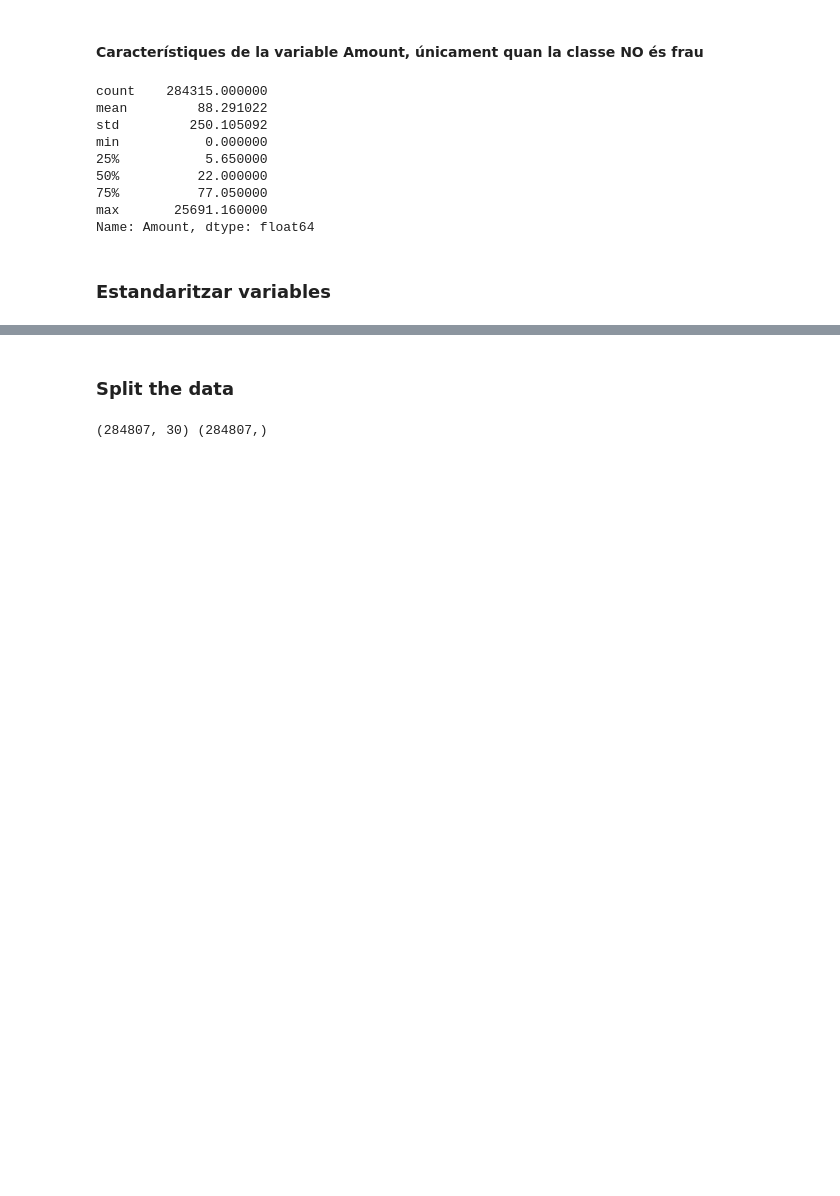
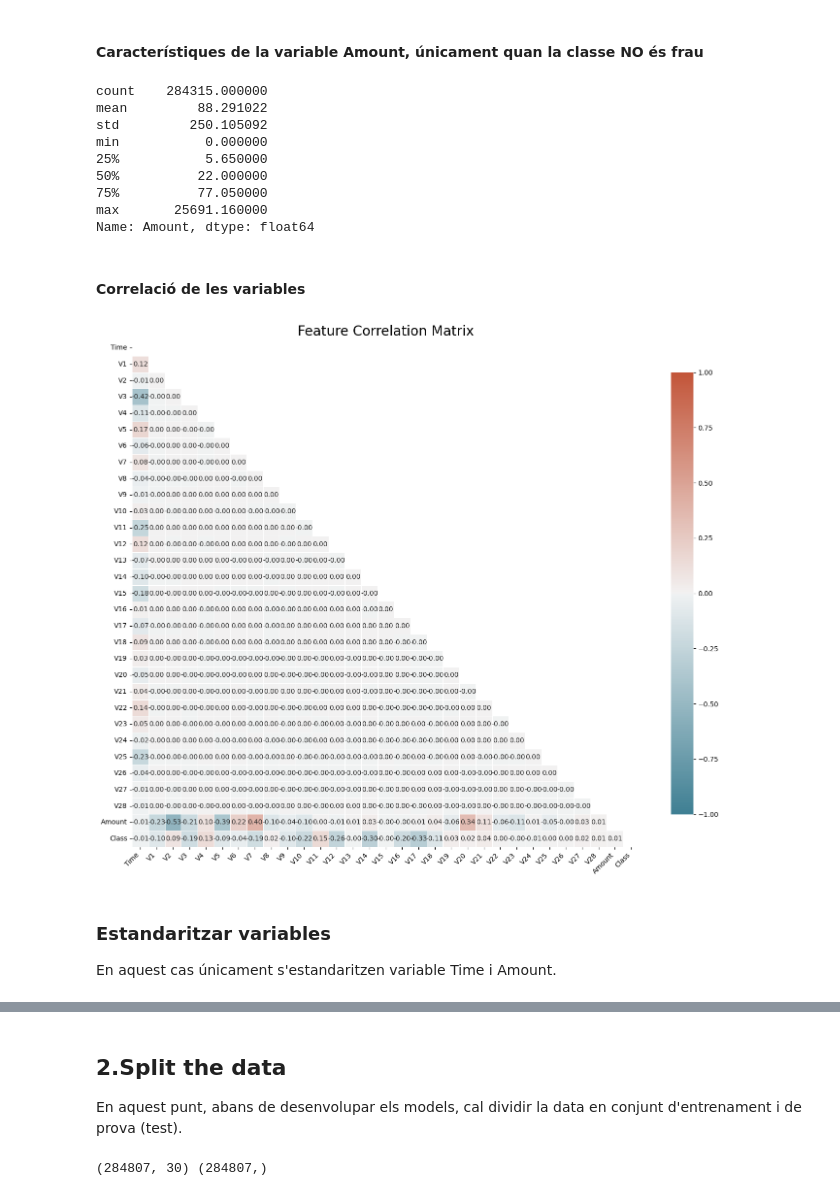
Before and after one commit to paubernabe/TFM, a Jupyter notebook: TFM.ipynb, the cells around one changed output, grey strips where cells are left out. Drawn from its saved outputs; the diff is of its cells as text; code cells hidden in the pictures; blank space fills up the shorter version.

```diff
--- a/TFM.ipynb
+++ b/TFM.ipynb
@@ -127,8 +185,49 @@ min           0.000000
 75%          77.050000
 max       25691.160000
 Name: Amount, dtype: float64
+# %% [markdown]
+#### Correlació de les variables
+# %%
+import seaborn as sns
+
+# Assuming you have a dataframe called 'df'
+corr = df.corr()
+
+# Set up the figure
+plt.figure(figsize=(14, 12))
+
+# Create a mask for the upper triangle (optional, looks cleaner)
+mask = np.triu(np.ones_like(corr, dtype=bool))
+
+# Create a custom color palette
+cmap = sns.diverging_palette(220, 20, as_cmap=True)
+
+# Draw the heatmap
+sns.heatmap(
+    corr,
+    mask=mask,                # upper triangle hidden
+    cmap=cmap,                 # beautiful diverging colors
+    vmax=1.0,
+    vmin=-1.0,
+    center=0,
+    square=True,
+    linewidths=0.5,
+    annot=True,                # shows the correlation values
+    fmt=".2f",                 # 2 decimal places
+    cbar_kws={"shrink": 0.8}
+)
+
+plt.title('Feature Correlation Matrix', fontsize=20)
+plt.xticks(rotation=45, ha='right')
+plt.yticks(rotation=0)
+plt.tight_layout()
+plt.show()
+# %% [output]
+[figure, added]
 # %% [markdown]
 ### Estandaritzar variables
+
+En aquest cas únicament s'estandaritzen variable Time i Amount.
 # %%
 from sklearn.preprocessing import StandardScaler, RobustScaler
 
@@ -149,5 +248,8 @@ df.head(5)
 | 4 | -1.158233 | 0.877737 | 1.548718 | 0.403034 | -0.407193 | 0.095921 | 0.592941 | -0.270533 | 0.817739 | 0.753074 | ... | ... |
 5 rows × 31 columns
 # %% [markdown]
-### Split the data
+<a id="split-data"></a>
+## 2.Split the data
+
+En aquest punt, abans de desenvolupar els models, cal dividir la data en conjunt d'entrenament i de prova (test).
 # %%
```
Also changed, not shown: parts of 175 cells of this notebook, 3 other files.
